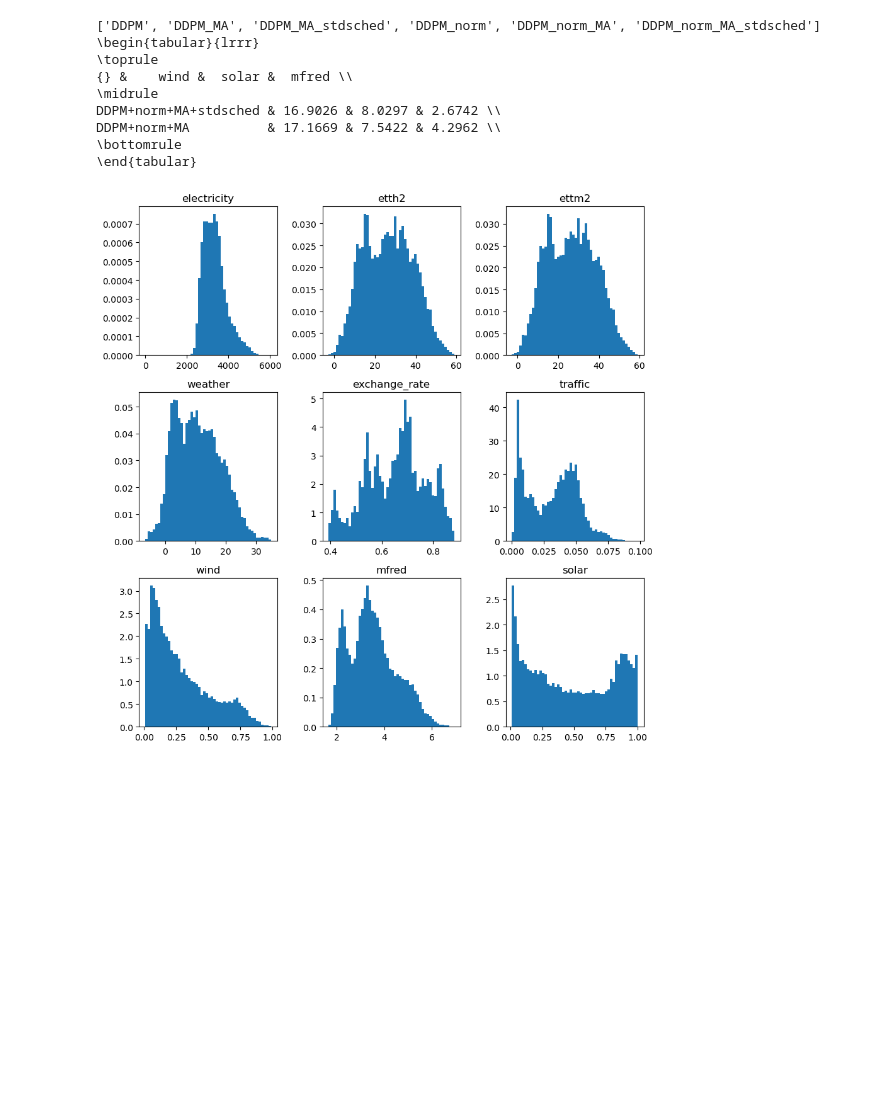
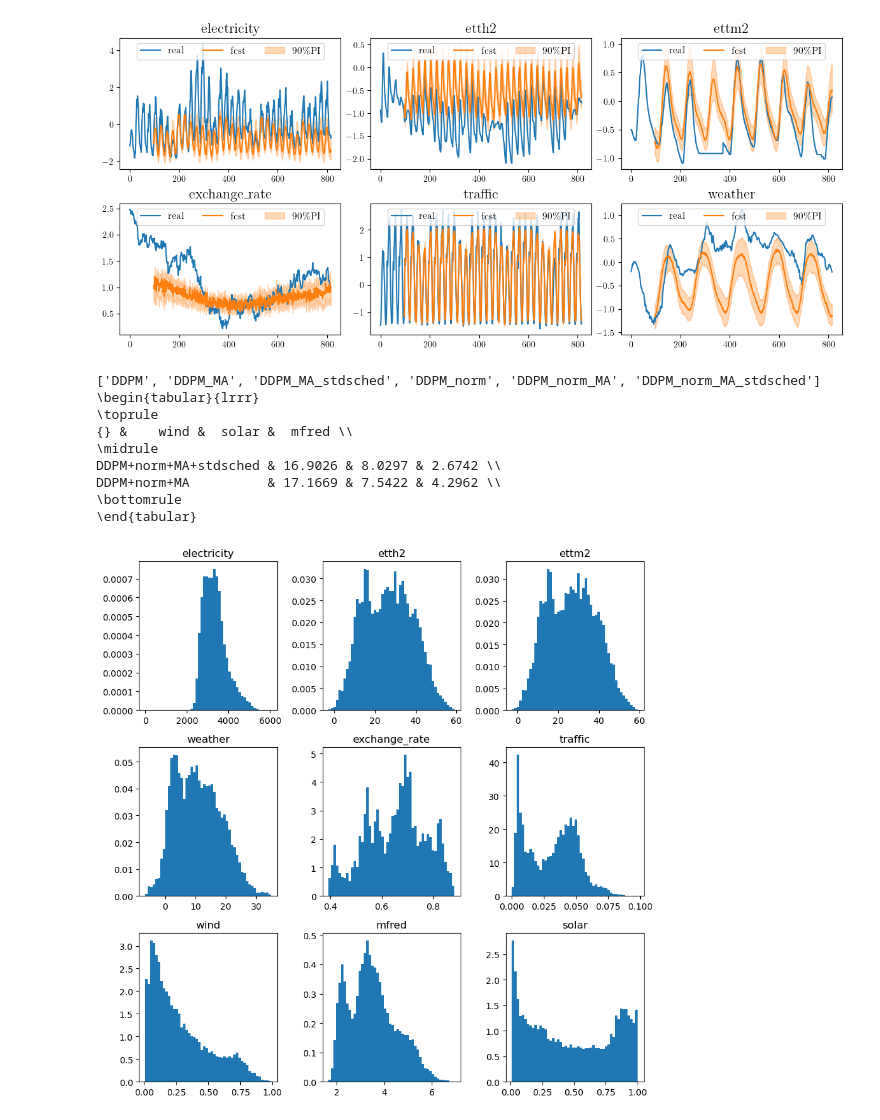
Before and after one commit to WillWang1113/Moving-Average-Diffusion, a Jupyter notebook: notebooks/plot.ipynb, the cells around one changed output. Saved outputs shown, nothing was run; the diff lists cells and outputs as text; code cells hidden in the pictures; blank space fills up the shorter version.

```diff
--- a/notebooks/plot.ipynb
+++ b/notebooks/plot.ipynb
@@ -126,0 +175,83 @@ train 16984
+# %%
+# root_pth = "/home/user/data/MAD_sr/savings"
+root_pth = "../savings/MAD_fcst/savings"
+# kernel_size = [2, 4, 8, 16]
+# kernel_size = [3, 6, 12]
+fig, axs = plt.subplots(2, 3, figsize=[3 * 3 * 1.3, 2 * 2 * 1.3], layout="constrained")
+axs = axs.flatten()
+
+datasets = ["electricity", "etth2", "ettm2", "exchange_rate", "traffic", "weather"]
+pred_len = 720
+model_name = "MADTC_NFD_MLP_x0_bs64_condfcst"
+# c = np.random.randint(0, 1024)
+choose_dict = dict(
+    electricity=456,
+    # electricity=np.random.randint(0, 1024),
+    etth2=850,
+    # etth2=np.random.randint(0, 1024),
+    # ettm2=np.random.randint(0, 1024),
+    ettm2=953,
+    # exchange_rate=714,
+    exchange_rate=np.random.randint(0, 798),
+    traffic=214,
+    weather=np.random.randint(0, 1024),
+)
+for i in range(len(axs)):
+    dataset = datasets[i]
+
+    # m_name = ["mse", "lsd", "con_err", "lps_st", "lps_lt"]
+    data_config = yaml.safe_load(open(f"../configs/dataset/{dataset}.yaml", "r"))
+    data_config["condition"] = "fcst"
+    data_config["pred_len"] = pred_len
+    # data_config["features"] = "TSTR-test"
+    data_config["batch_size"] = 1024
+
+    # choose = 221
+    # choose = choose_dict[dataset]
+    choose = np.random.randint(0, data_config["batch_size"])
+    # print(choose)
+
+    mad_data = np.load(
+        os.path.join(
+            root_pth,
+            f"{dataset}_{pred_len}_S",
+            model_name,
+            "cond_fcst_startks_None_fast_True_dtm_True_nsample_100_pred.npy",
+        )
+    )
+    mad_data = torch.from_numpy(mad_data)
+
+    point_fcst = torch.mean(mad_data, dim=0)
+    quant_fcst = torch.quantile(mad_data, torch.tensor([0.05, 0.95]), dim=0)
+
+    _, test_dl = data_provider(data_config, "test")
+
+    batch = next(iter(test_dl))
+    # err = (point_fcst - batch['x'])**2
+    # err = torch.mean(err, dim=1).flatten()
+    # choose = torch.argmin(err)
+    # print(dataset, choose.int())
+    if dataset == 'exchange_rate':
+        choose = 755
+    # print(choose)
+    lookback_ts = range(0, 96)
+    pred_ts = range(96, 96 + pred_len)
+    total_ts = range(0, 96 + pred_len)
+    real_y = torch.concat([batch["c"], batch["x"]], dim=1)
+    #     linear_interp, y_real = (batch["c"], batch["x"])
+    axs[i].plot(total_ts, real_y[choose, :, 0].flatten().cpu(), c="C0", label=r'{real}')
+    # axs[i].plot(pred_ts, batch['x'][choose,:,0].flatten().cpu(), c='C0')
+    axs[i].plot(pred_ts, point_fcst[choose].flatten().cpu(), c="C1", label=r'{fcst}')
+    axs[i].fill_between(
+        pred_ts,
+        quant_fcst[0, choose].flatten().cpu(),
+        quant_fcst[1, choose].flatten().cpu(),
+        color="C1",
+        alpha=0.3, label=r'{90\%PI}'
+    )
+
+    axs[i].set_title(dataset, fontsize=16)
+    axs[i].legend(ncol=3, loc='upper center', fontsize=11)
+
+# fig.savefig(f'../assets/pred_{pred_len}.pdf', bbox_inches='tight')
+# %% [output]
@@ -127,3 +268,4 @@ train 16984
+[figure, added]
 # %%
 import pandas as pd
 import numpy as np
```
Also changed, not shown: parts of 19 cells of this notebook, 31 other files.
